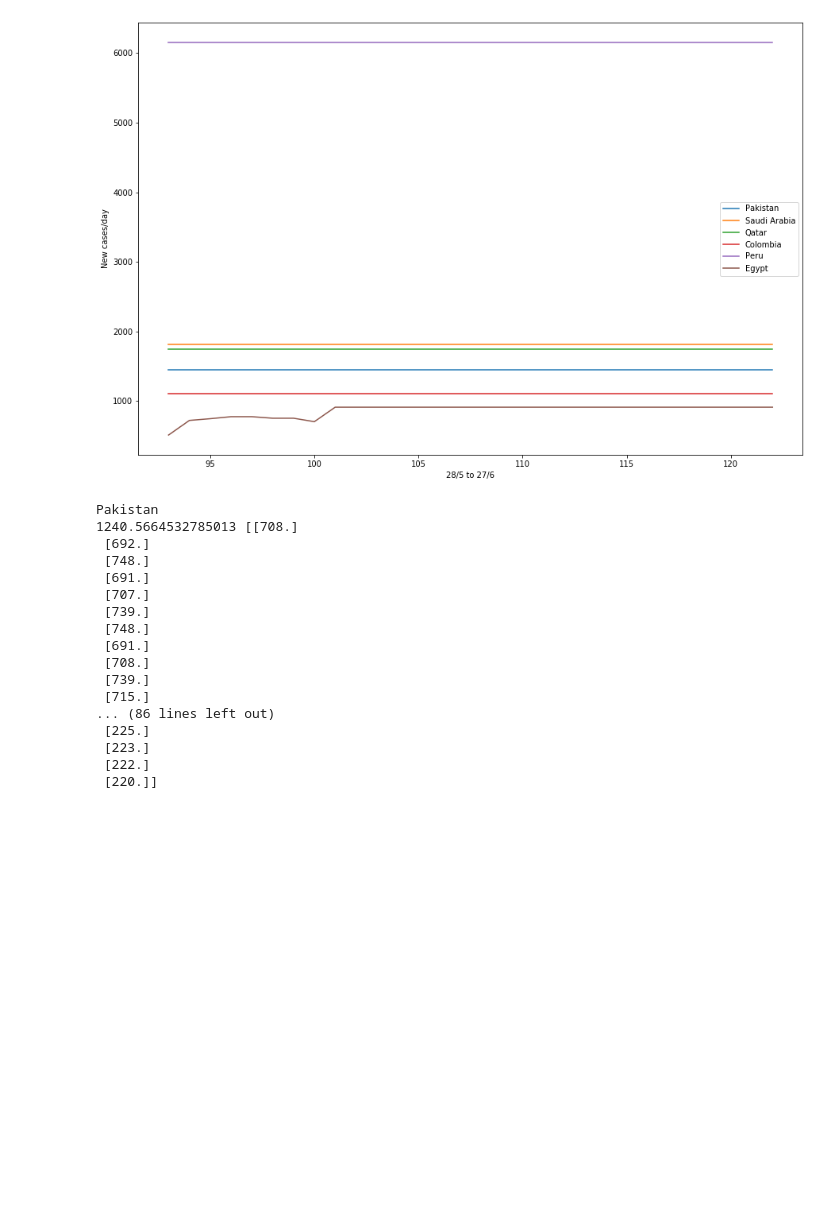
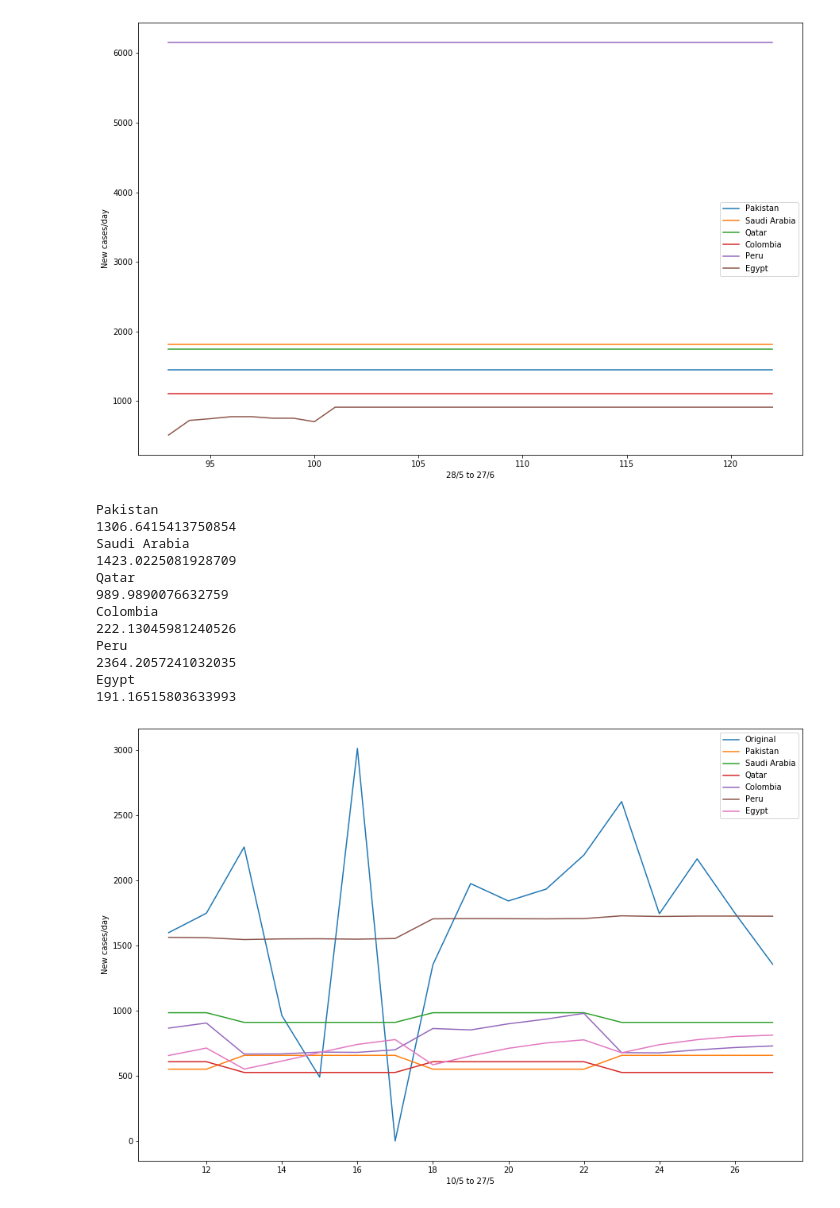
Before and after one commit to daim-cell/MLProject, a Jupyter notebook: project.ipynb, the cells around one changed output. Cells and saved outputs as stored; diff of their text form; code cells hidden in the pictures; blank space fills up the shorter version.

```diff
--- a/project.ipynb
+++ b/project.ipynb
@@ -167,50 +162,56 @@ N_INPUTS = 1
 N_NEURONS = 100
 N_OUTPUTS = 1
 # %%
-last_day = -17
-window = 5
+country_predrnn={}
 scaler = MinMaxScaler()
 for country in selected_countries:
     model = RNN(N_STEPS, N_INPUTS, N_NEURONS, N_OUTPUTS, SEQ_LENGTH)
     criterion = nn.MSELoss(reduction='sum')
     optimizer = torch.optim.Adam(model.parameters(), lr=0.005)
-    ___,data=prepare_data(country , 'rnn')
-    scaler.fit(data)
-    data = scaler.transform(data)
-    xtrain, ytrain = prepare_rnn(data[:last_day],window)
-    xtest, ytest = prepare_rnn(data[last_day - window:],window)
-    for epoch in range(5):
+    trainX,trainy,scaler=prepare_data(country ,5, 'rnn')
+
+    for epoch in range(1000):
         model.train()
         model.hidden = model.init_hidden()
-        output = model(xtrain.float())
-        loss = criterion(output.float(), ytrain.float())
+        output = model(trainX.float())
+        loss = criterion(output.float(), trainy.float())
 
         optimizer.zero_grad()
         loss.backward()
         optimizer.step()
 
     model.eval()
-
+    xtest = trainX[-17:]
+    ytest = trainy[-17:]
     output1 = model(xtest.float())
     print(country)
     output1 = np.rint(scaler.inverse_transform(output1.detach().numpy()))
     ytest = scaler.inverse_transform(ytest.detach().numpy())
+    country_predrnn[country] = output1
     print(accuracy(output1,ytest))
 # %% [output]
 Pakistan
-1240.5664532785013 [[708.]
- [692.]
- [748.]
- [691.]
- [707.]
- [739.]
- [748.]
- [691.]
- [708.]
- [739.]
- [715.]
-... (86 lines left out)
- [225.]
- [223.]
- [222.]
- [220.]]
+1306.6415413750854
+Saudi Arabia
+1423.0225081928709
+Qatar
+989.9890076632759
+Colombia
+222.13045981240526
+Peru
+2364.2057241032035
+Egypt
+191.16515803633993
+# %%
+plt.rcParams['figure.figsize']=(15,10)
+plt.plot(days,pak_label)
+legend=['Original']
+for data in country_pred:
+    plt.plot(days,country_predrnn[data])
+    legend.append(data)
+plt.legend(legend)
+plt.xlabel('10/5 to 27/5')
+plt.ylabel('New cases/day')
+plt.show()
+# %% [output]
+[figure, added]
```
Also changed, not shown: parts of 8 cells of this notebook.
